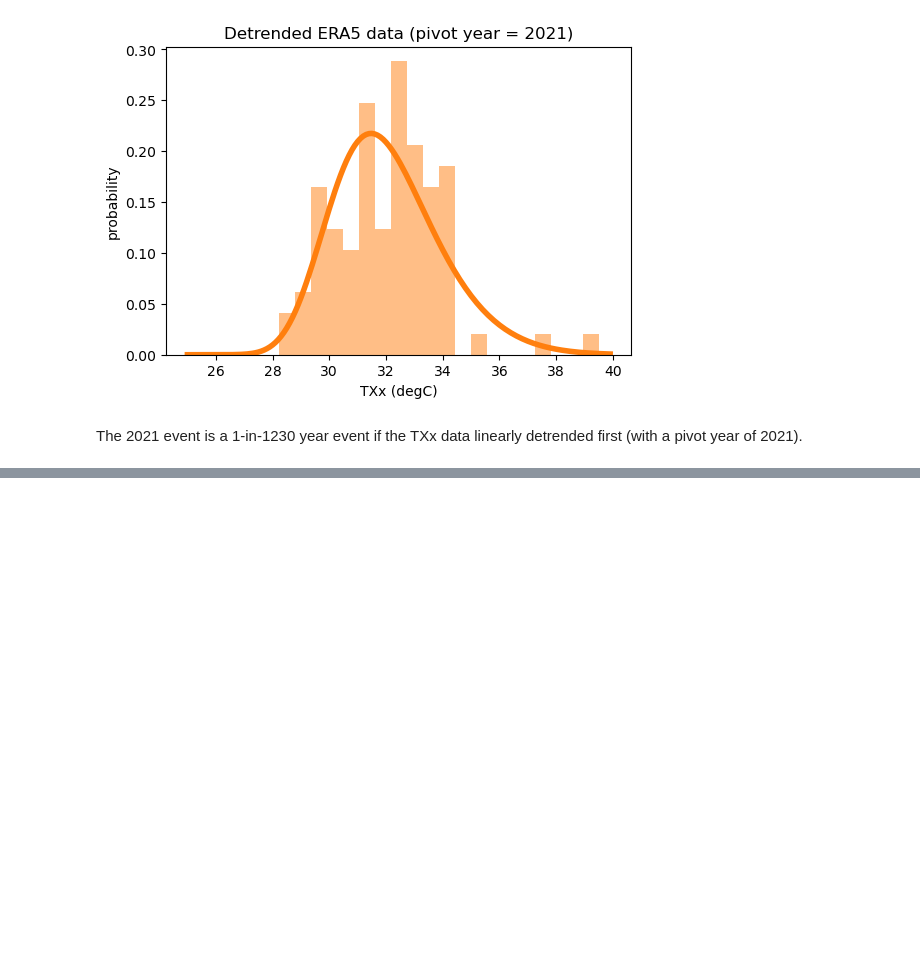
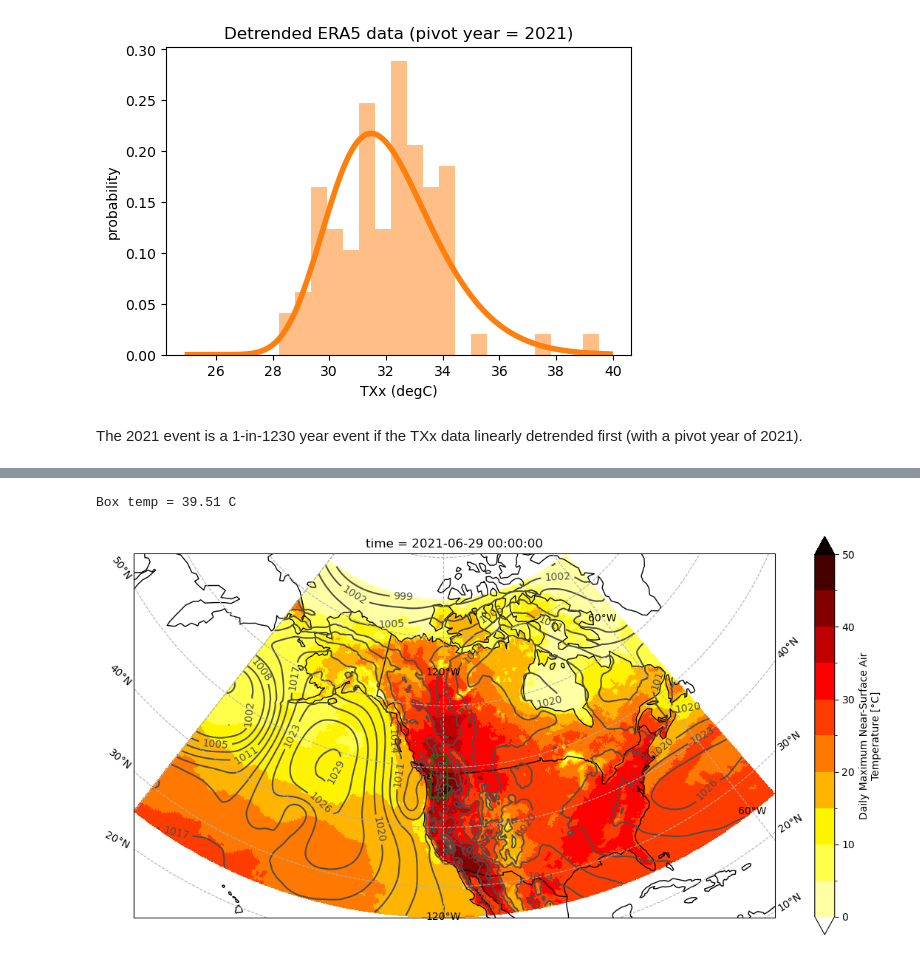
Before and after one commit to DamienIrving/unseen-projects, a Jupyter notebook: project-wcrp-txx/analysis_ERA5.ipynb, the cells around one changed output, grey strips where cells are left out. Drawn from its saved outputs; the diff is of its cells as text; code cells hidden in the pictures; blank space fills up the shorter version.

```diff
--- a/project-wcrp-txx/analysis_ERA5.ipynb
+++ b/project-wcrp-txx/analysis_ERA5.ipynb
@@ -138,0 +244,5 @@ The 2021 event is a 1-in-1230 year event if the TXx data linearly detrended firs
+# %%
+plot_map(day=4, contour='psl')
+# %% [output]
+Box temp = 39.51 C
+[figure, added]
```
Also changed, not shown: parts of 8 cells of this notebook, 1 other file.
